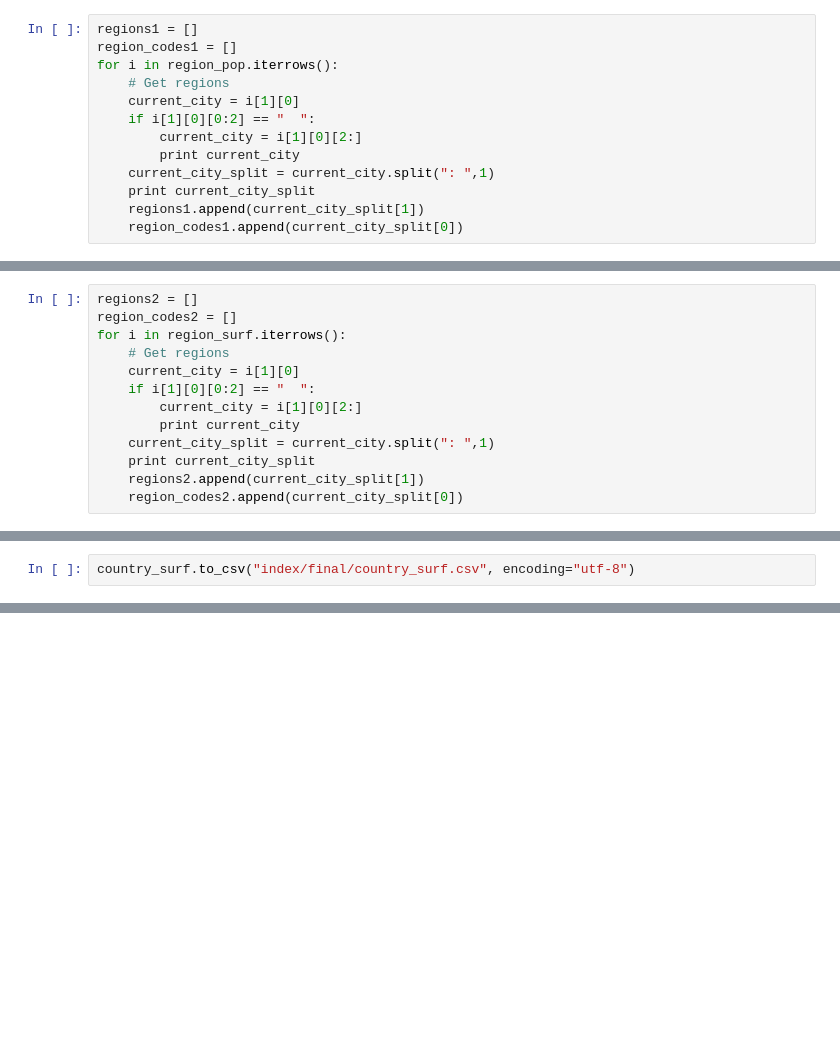
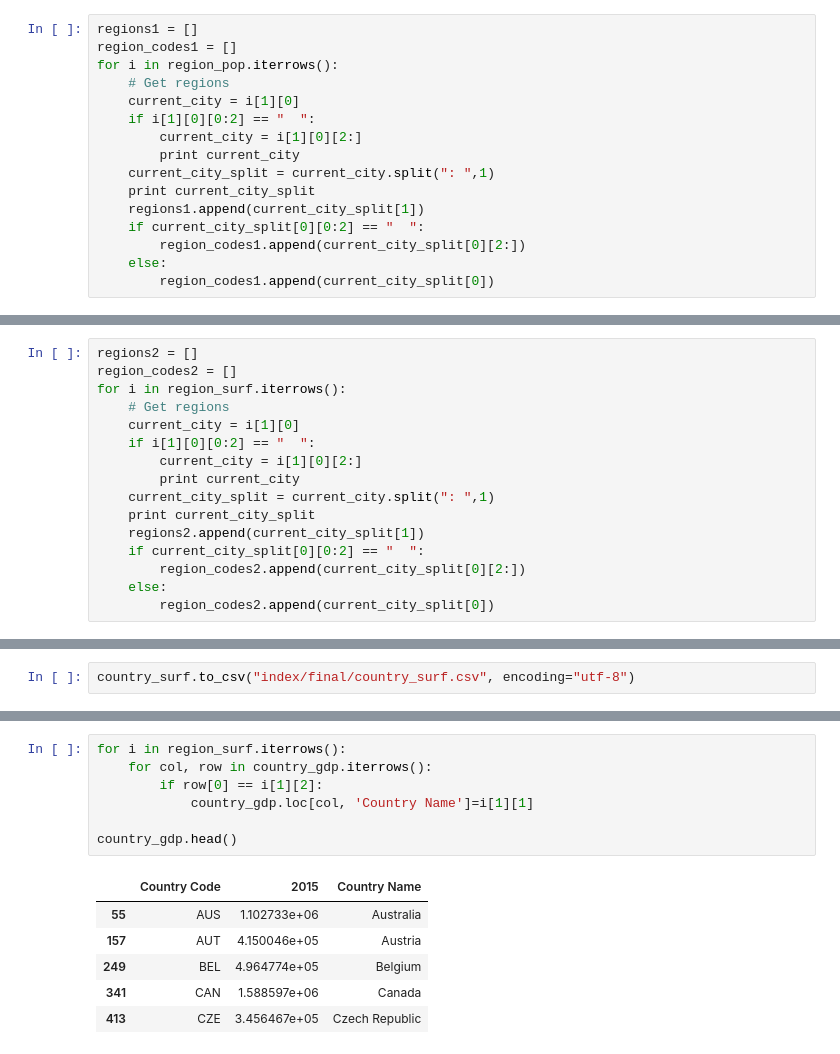
Before and after one commit to fablabbcn/fab-city-dashboard, a Jupyter notebook: notebooks/GDP-Population-Surface.ipynb, the cells around one changed output, grey strips where cells are left out. Saved outputs shown, nothing was run; the diff lists cells and outputs as text; blank space fills up the shorter version.

```diff
--- a/notebooks/GDP-Population-Surface.ipynb
+++ b/notebooks/GDP-Population-Surface.ipynb
@@ -405,7 +405,10 @@ for i in region_pop.iterrows():
     current_city_split = current_city.split(": ",1)
     print current_city_split
     regions1.append(current_city_split[1])
-    region_codes1.append(current_city_split[0])
+    if current_city_split[0][0:2] == "  ":
+        region_codes1.append(current_city_split[0][2:])
+    else:
+        region_codes1.append(current_city_split[0])
 # %% [output]
 [u'AUS', u'Australia']
 AU1: New South Wales
@@ -466,7 +469,10 @@ for i in region_surf.iterrows():
     current_city_split = current_city.split(": ",1)
     print current_city_split
     regions2.append(current_city_split[1])
-    region_codes2.append(current_city_split[0])
+    if current_city_split[0][0:2] == "  ":
+        region_codes2.append(current_city_split[0][2:])
+    else:
+        region_codes2.append(current_city_split[0])
 # %% [output]
 [u'AUS', u'Australia']
 AU1: New South Wales
@@ -602,0 +689,14 @@ country_surf.to_csv("index/final/country_surf.csv", encoding="utf-8")
+# %%
+for i in region_surf.iterrows():
+    for col, row in country_gdp.iterrows():
+        if row[0] == i[1][2]:
+            country_gdp.loc[col, 'Country Name']=i[1][1]
+
+country_gdp.head()
+# %% [output]
+|  | Country Code | 2015 | Country Name |
+| 55 | AUS | 1.102733e+06 | Australia |
+| 157 | AUT | 4.150046e+05 | Austria |
+| 249 | BEL | 4.964774e+05 | Belgium |
+| 341 | CAN | 1.588597e+06 | Canada |
+| 413 | CZE | 3.456467e+05 | Czech Republic |
```
Also changed, not shown: parts of 18 cells of this notebook, 13 other files.
